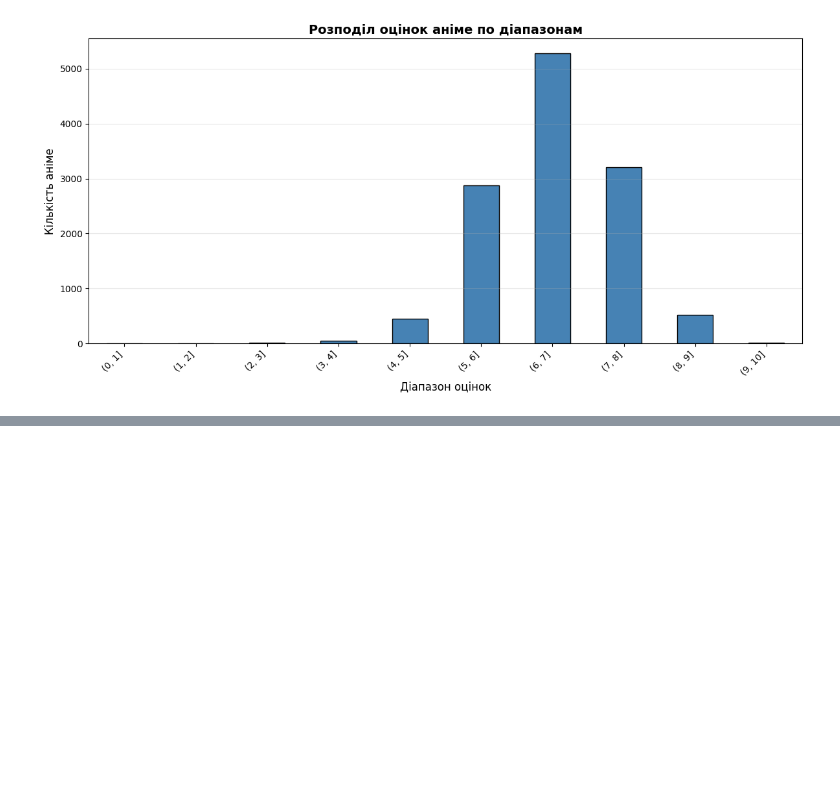
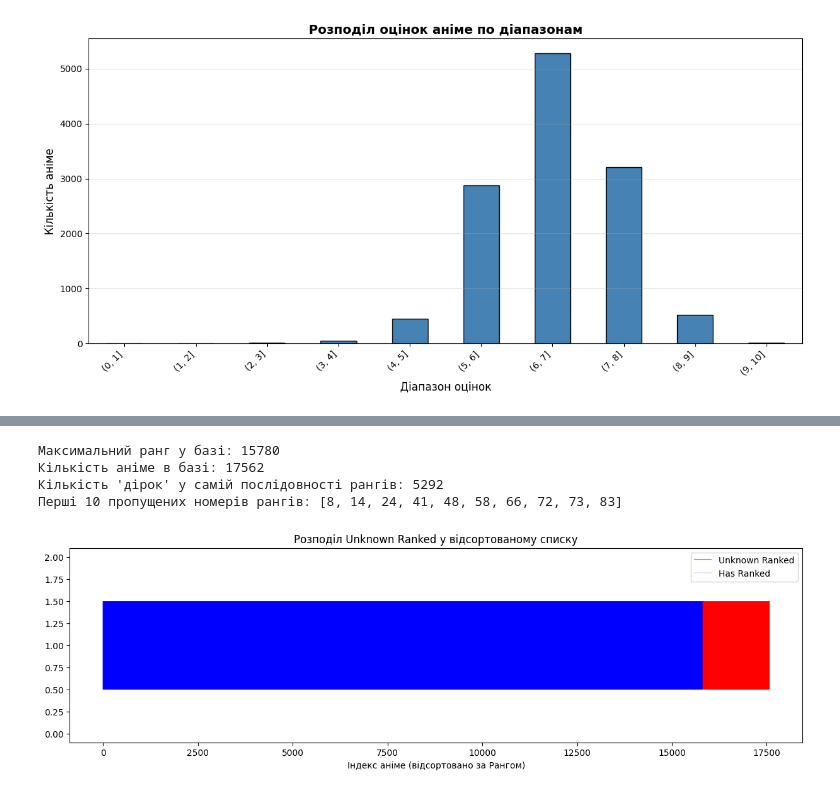
Before and after one commit to AntonBubnov/anime-rec-sys-evaluation, a Jupyter notebook: notebooks/01_preprocessing.ipynb, the cells around one changed output, grey strips where cells are left out. Cells and saved outputs as stored; diff of their text form; code cells hidden in the pictures; blank space fills up the shorter version.

Commit message:
WIP: Score estimation methods and Ranked/Score analysis

```diff
--- a/notebooks/01_preprocessing.ipynb
+++ b/notebooks/01_preprocessing.ipynb
@@ -403,0 +598,41 @@ Unknown/NaN: 5141 записів (29.27%)
+# %%
+import matplotlib.pyplot as plt
+import seaborn as sns
+
+# 1. Отримуємо всі дійсні ранги
+existing_ranks = df_anime['Ranked'].dropna().sort_values().unique()
+max_rank = int(existing_ranks.max())
+full_range = set(range(1, max_rank + 1))
+
+# 2. Знаходимо "дірки" в нумерації
+missing_in_sequence = full_range - set(existing_ranks)
+
+print(f"Максимальний ранг у базі: {max_rank}")
+print(f"Кількість аніме в базі: {len(df_anime)}")
+print(f"Кількість 'дірок' у самій послідовності рангів: {len(missing_in_sequence)}")
+
+if len(missing_in_sequence) > 0:
+    print(f"Перші 10 пропущених номерів рангів: {sorted(list(missing_in_sequence))[:10]}")
+# %% [output]
+Максимальний ранг у базі: 15780
+Кількість аніме в базі: 17562
+Кількість 'дірок' у самій послідовності рангів: 5292
+Перші 10 пропущених номерів рангів: [8, 14, 24, 41, 48, 58, 66, 72, 73, 83]
+# %%
+# Створимо копію для візуалізації, відсортовану за рангом
+df_sorted = df_anime.copy()
+# Для аніме без рангу присвоїмо значення вище максимального, щоб побачити їх в кінці
+df_sorted['Ranked_Viz'] = df_sorted['Ranked'].fillna(max_rank + 500)
+df_sorted = df_sorted.sort_values('Ranked_Viz').reset_index()
+
+plt.figure(figsize=(15, 4))
+# Візуалізуємо наявність рангу як "штрих-код"
+plt.eventplot(df_sorted[df_sorted['Ranked'].isnull()].index, color='red', alpha=0.5, label='Unknown Ranked')
+plt.eventplot(df_sorted[df_sorted['Ranked'].notnull()].index, color='blue', alpha=0.1, label='Has Ranked')
+
+plt.title('Розподіл Unknown Ranked у відсортованому списку')
+plt.xlabel('Індекс аніме (відсортовано за Рангом)')
+plt.legend()
+plt.show()
+# %% [output]
+[figure, added]
```
Also changed, not shown: parts of 26 cells of this notebook.
